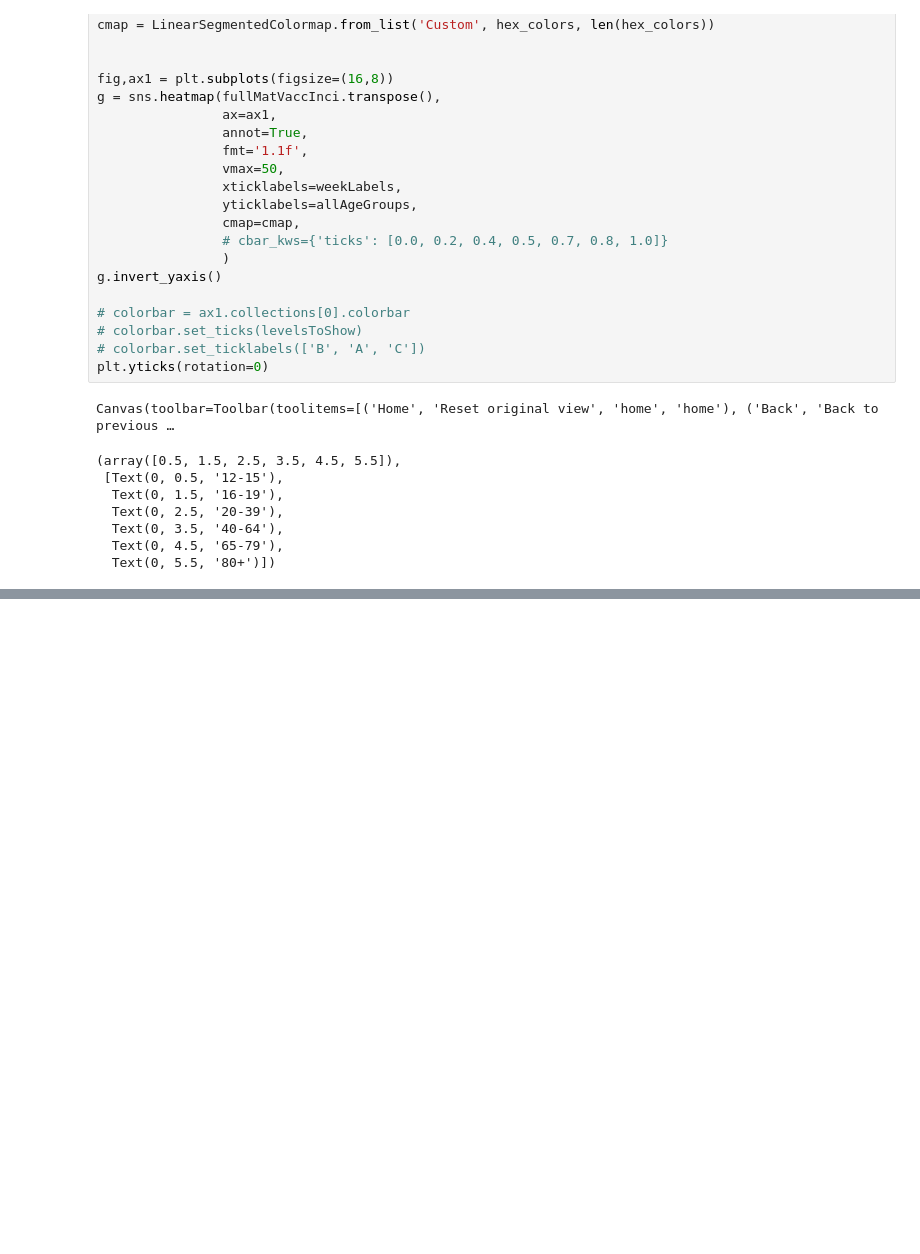
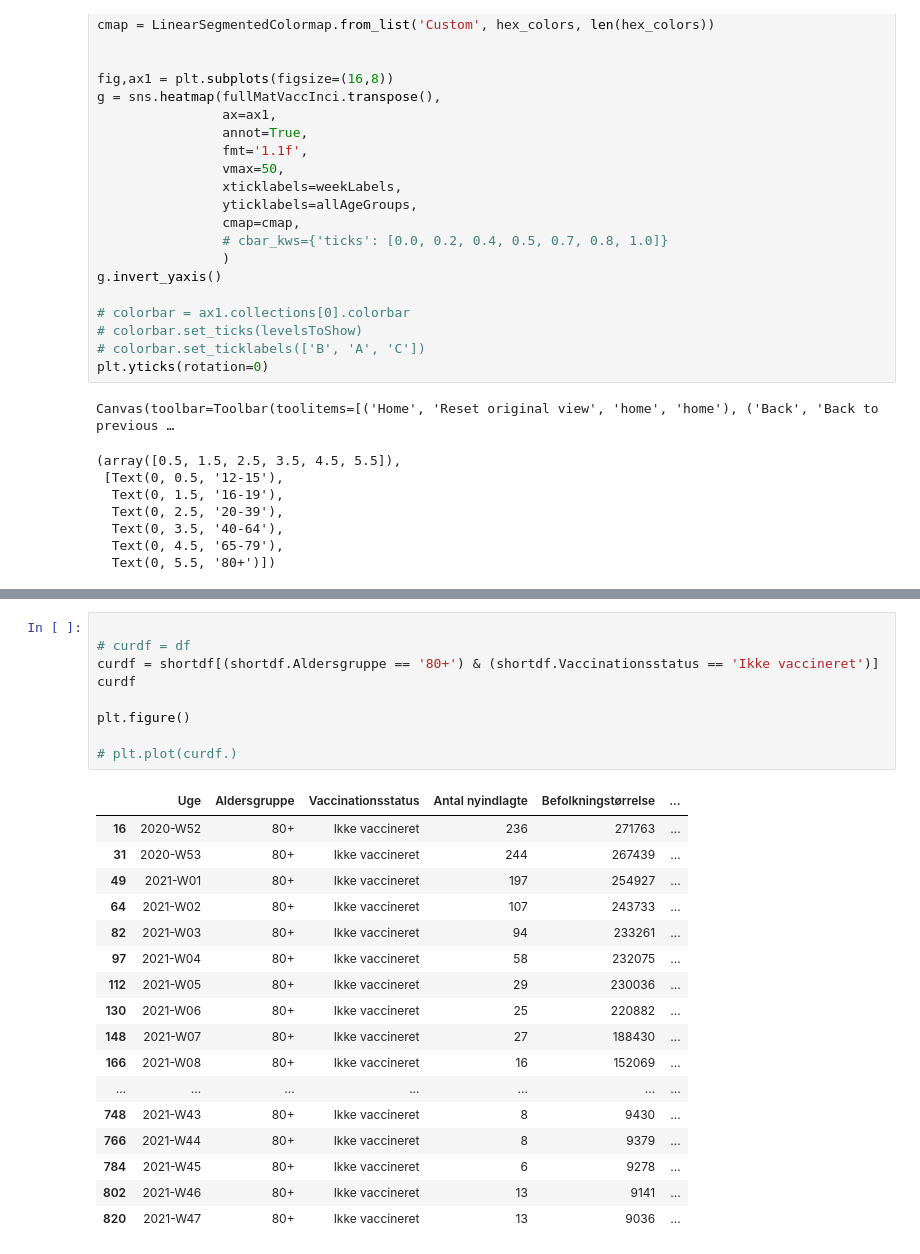
Before and after one commit to PandemiXcenter/PandemiX, a Jupyter notebook: notebooks/BreakthroughHeatmaps.ipynb, the cells around one changed output, grey strips where cells are left out. Drawn from its saved outputs; the diff is of its cells as text; blank space fills up the shorter version.

```diff
--- a/notebooks/BreakthroughHeatmaps.ipynb
+++ b/notebooks/BreakthroughHeatmaps.ipynb
@@ -349,0 +428,27 @@ Canvas(toolbar=Toolbar(toolitems=[('Home', 'Reset original view', 'home', 'home'
+# %%
+
+# curdf = df
+curdf = shortdf[(shortdf.Aldersgruppe == '80+') & (shortdf.Vaccinationsstatus == 'Ikke vaccineret')]
+curdf
+
+plt.figure()
+
+# plt.plot(curdf.)
+# %% [output]
+|  | Uge | Aldersgruppe | Vaccinationsstatus | Antal nyindlagte | Befolkningstørrelse | ... |
+| 16 | 2020-W52 | 80+ | Ikke vaccineret | 236 | 271763 | ... |
+| 31 | 2020-W53 | 80+ | Ikke vaccineret | 244 | 267439 | ... |
+| 49 | 2021-W01 | 80+ | Ikke vaccineret | 197 | 254927 | ... |
+| 64 | 2021-W02 | 80+ | Ikke vaccineret | 107 | 243733 | ... |
+| 82 | 2021-W03 | 80+ | Ikke vaccineret | 94 | 233261 | ... |
+| 97 | 2021-W04 | 80+ | Ikke vaccineret | 58 | 232075 | ... |
+| 112 | 2021-W05 | 80+ | Ikke vaccineret | 29 | 230036 | ... |
+| 130 | 2021-W06 | 80+ | Ikke vaccineret | 25 | 220882 | ... |
+| 148 | 2021-W07 | 80+ | Ikke vaccineret | 27 | 188430 | ... |
+| 166 | 2021-W08 | 80+ | Ikke vaccineret | 16 | 152069 | ... |
+| ... | ... | ... | ... | ... | ... | ... |
+| 748 | 2021-W43 | 80+ | Ikke vaccineret | 8 | 9430 | ... |
+| 766 | 2021-W44 | 80+ | Ikke vaccineret | 8 | 9379 | ... |
+| 784 | 2021-W45 | 80+ | Ikke vaccineret | 6 | 9278 | ... |
+| 802 | 2021-W46 | 80+ | Ikke vaccineret | 13 | 9141 | ... |
+| 820 | 2021-W47 | 80+ | Ikke vaccineret | 13 | 9036 | ... |
```
Also changed, not shown: parts of 5 cells of this notebook, 34 other files.
